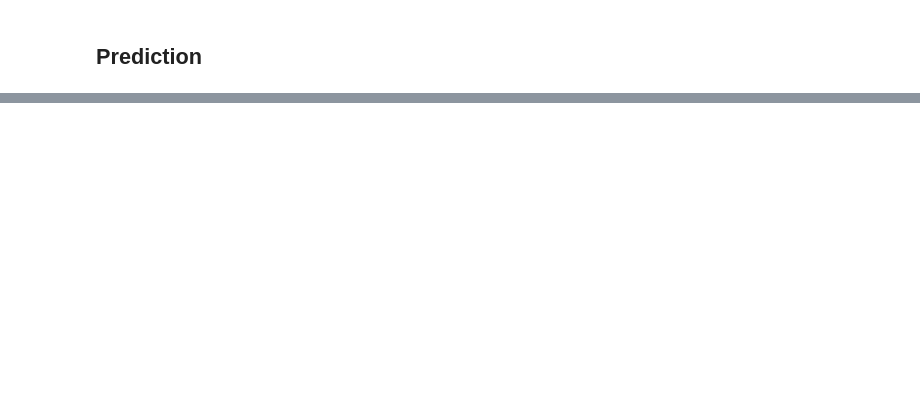
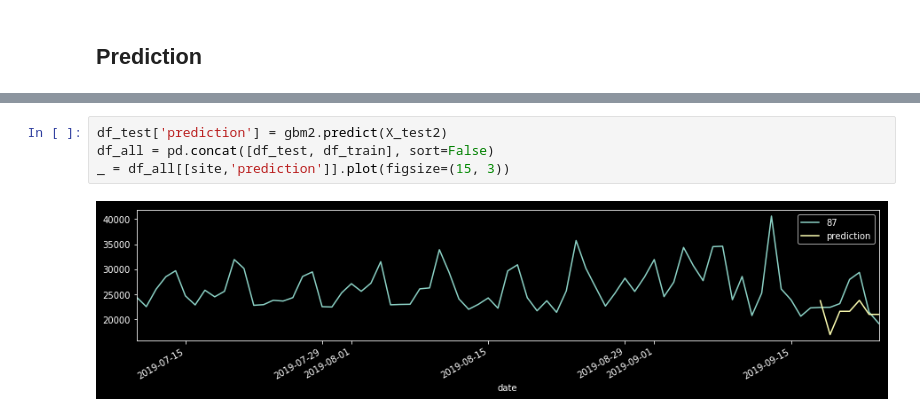
Before and after one commit to snowolf/lab_ts_forecast, a Jupyter notebook: lightgbm.ipynb, the cells around one changed output, grey strips where cells are left out. Cells and saved outputs as stored; diff of their text form; blank space fills up the shorter version.

```diff
--- a/lightgbm.ipynb
+++ b/lightgbm.ipynb
@@ -314,0 +395,6 @@ _ = df_all[[site,'prediction']].plot(figsize=(15, 3))
+# %%
+df_test['prediction'] = gbm2.predict(X_test2)
+df_all = pd.concat([df_test, df_train], sort=False)
+_ = df_all[[site,'prediction']].plot(figsize=(15, 3))
+# %% [output]
+[figure, added]
```
Also changed, not shown: parts of 31 cells of this notebook, 1 other file.
